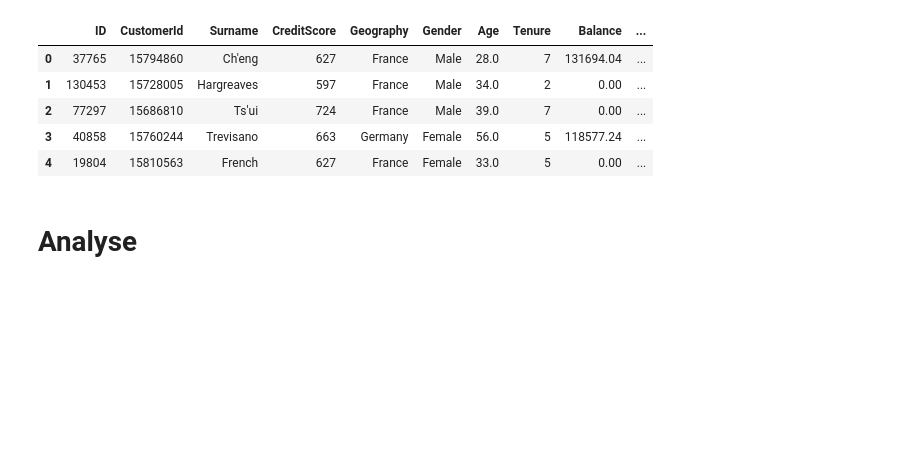
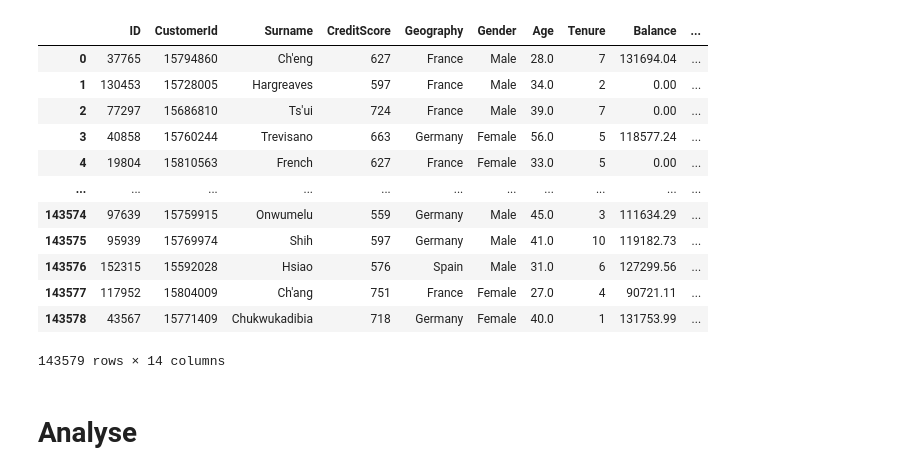
Before and after one commit to olivierbachard/bank_churn_classification, a Jupyter notebook: analysis.ipynb, the cells around one changed output. Cells and saved outputs as stored; diff of their text form; code cells hidden in the pictures; blank space fills up the shorter version.

```diff
--- a/analysis.ipynb
+++ b/analysis.ipynb
@@ -11,30 +11,37 @@ from scipy.stats import chi2_contingency
 # %%
 # Dataset
 # Customer ID : Un identifiant pour chaque client
 # Surname : Le nom de famille du client
 # Credit Score : Une valeur numérique représentant le score de crédit du client
 # Geography : Le pays où réside le client (France, Spain ou Germany)
 # Gender : Le genre du client (Male or Female)
 # Age : L’âge du client
 # Tenure : Le nombre d’années pendant lesquelles le client est avec la banque
 # Balance : Le solde du compte du client
 # NumOfProducts : Le nombre de produits bancaires utilisés par le client (par exemple, compte d’épargne, carte de crédit)
 # HasCrCard : Si le client possède une carte de crédit (1 = oui, 0 = non)
 # IsActiveMember : Si le client est un membre actif (1 = oui, 0 = non)
 # EstimatedSalary : Le salaire estimé du client
 # Exited : Si le client a résilié (1 = oui, 0 = non)
 
 df = pd.read_csv('data/train_data.csv')
 df_exited = df["Exited"]
 
-df.head()
+df
 # %% [output]
 |  | ID | CustomerId | Surname | CreditScore | Geography | Gender | Age | Tenure | Balance | ... |
 | 0 | 37765 | 15794860 | Ch'eng | 627 | France | Male | 28.0 | 7 | 131694.04 | ... |
 | 1 | 130453 | 15728005 | Hargreaves | 597 | France | Male | 34.0 | 2 | 0.00 | ... |
 | 2 | 77297 | 15686810 | Ts'ui | 724 | France | Male | 39.0 | 7 | 0.00 | ... |
 | 3 | 40858 | 15760244 | Trevisano | 663 | Germany | Female | 56.0 | 5 | 118577.24 | ... |
 | 4 | 19804 | 15810563 | French | 627 | France | Female | 33.0 | 5 | 0.00 | ... |
+| ... | ... | ... | ... | ... | ... | ... | ... | ... | ... | ... |
+| 143574 | 97639 | 15759915 | Onwumelu | 559 | Germany | Male | 45.0 | 3 | 111634.29 | ... |
+| 143575 | 95939 | 15769974 | Shih | 597 | Germany | Male | 41.0 | 10 | 119182.73 | ... |
+| 143576 | 152315 | 15592028 | Hsiao | 576 | Spain | Male | 31.0 | 6 | 127299.56 | ... |
+| 143577 | 117952 | 15804009 | Ch'ang | 751 | France | Female | 27.0 | 4 | 90721.11 | ... |
+| 143578 | 43567 | 15771409 | Chukwukadibia | 718 | Germany | Female | 40.0 | 1 | 131753.99 | ... |
+143579 rows × 14 columns
 # %% [markdown]
 # Analyse
 # %% [markdown]
```
Also changed, not shown: parts of 44 cells of this notebook, 1 other file.
